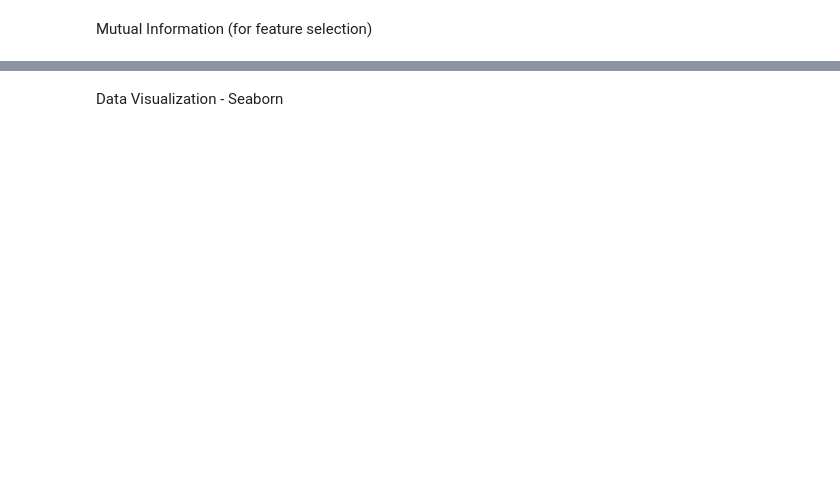
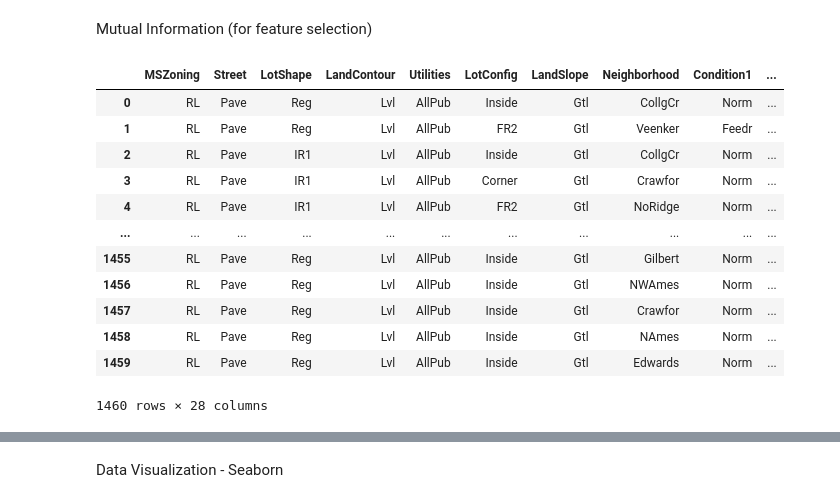
Before and after one commit to TedMcG7/githubmain, a Jupyter notebook: House Prices.ipynb, the cells around one changed output, grey strips where cells are left out. Cells and saved outputs as stored; diff of their text form; code cells hidden in the pictures; blank space fills up the shorter version.

```diff
--- a/House Prices.ipynb
+++ b/House Prices.ipynb
@@ -53,24 +33,24 @@ memory usage: 924.0+ KB
 # %%
-def prepare(df):
+def prepare(data):
     clear = ['Id', 'Alley', 'PoolQC', 'Fence', 'MiscFeature', 'FireplaceQu', 'LotFrontage']
-    df = df.drop(clear, axis=1)
+    data = data.drop(clear, axis=1)
     garage_columns = ['GarageType','GarageFinish','GarageQual','GarageCond']
-    df[garage_columns] = df[garage_columns].fillna('NA')
-    df['GarageYrBlt'] = df['GarageYrBlt'].fillna(df['YearBuilt'])
-    df['GarageYrBlt'] = df['GarageYrBlt'].astype('int64')
+    data[garage_columns] = data[garage_columns].fillna('NA')
+    data['GarageYrBlt'] = data['GarageYrBlt'].fillna(data['YearBuilt'])
+    data['GarageYrBlt'] = data['GarageYrBlt'].astype('int64')
     basement_columns =  ['BsmtExposure','BsmtQual','BsmtCond','BsmtFinType1','BsmtFinType2']
-    df[basement_columns] = df[basement_columns].fillna('NA')
-    df['Electrical'] = df['Electrical'].fillna('SBrkr')
-    df['MasVnrType'] = df['MasVnrType'].fillna('None')
-    df['MasVnrArea'] = df['MasVnrArea'].fillna(0)
-    df['MedNhbdArea'] = df.groupby('Neighborhood')['GrLivArea'].transform('median').astype('int64')
+    data[basement_columns] = data[basement_columns].fillna('NA')
+    data['Electrical'] = data['Electrical'].fillna('SBrkr')
+    data['MasVnrType'] = data['MasVnrType'].fillna('None')
+    data['MasVnrArea'] = data['MasVnrArea'].fillna(0)
+    data['MedNhbdArea'] = data.groupby('Neighborhood')['GrLivArea'].transform('median').astype('int64')
     qual = ['ExterQual', 'ExterCond', 'BsmtQual', 'BsmtCond', 'HeatingQC', 'KitchenQual', 'GarageQual', 'GarageCond']
-    df[qual] = df[qual].replace('Ex', 5).replace('Gd', 4).replace('TA', 3).replace('Fa', 2).replace('Po', 1).replace('NA', 0)
+    data[qual] = data[qual].replace('Ex', 5).replace('Gd', 4).replace('TA', 3).replace('Fa', 2).replace('Po', 1).replace('NA', 0)
     bsmt = ['BsmtFinType1','BsmtFinType2']
-    df[bsmt] = df[bsmt].replace('GLQ', 6).replace('ALQ', 5).replace('BLQ', 4).replace('Rec', 3).replace('LwQ', 2).replace('Unf', 1).replace('NA', 0)
-    return df
+    data[bsmt] = data[bsmt].replace('GLQ', 6).replace('ALQ', 5).replace('BLQ', 4).replace('Rec', 3).replace('LwQ', 2).replace('Unf', 1).replace('NA', 0)
+    return data
 # %%
-df = prepare(df)
+df = prepare(train_data)
 # %%
 # data.hist(bins=50, figsize=(20,15))
 # plt.show()
@@ -81,3 +61,19 @@ from sklearn.feature_selection import mutual_info_regression
 # %%
 X = df.drop('SalePrice', axis=1)
 y = df.SalePrice
+# %%
+X.select_dtypes('object')
+# %% [output]
+|  | MSZoning | Street | LotShape | LandContour | Utilities | LotConfig | LandSlope | Neighborhood | Condition1 | ... |
+| 0 | RL | Pave | Reg | Lvl | AllPub | Inside | Gtl | CollgCr | Norm | ... |
+| 1 | RL | Pave | Reg | Lvl | AllPub | FR2 | Gtl | Veenker | Feedr | ... |
+| 2 | RL | Pave | IR1 | Lvl | AllPub | Inside | Gtl | CollgCr | Norm | ... |
+| 3 | RL | Pave | IR1 | Lvl | AllPub | Corner | Gtl | Crawfor | Norm | ... |
+| 4 | RL | Pave | IR1 | Lvl | AllPub | FR2 | Gtl | NoRidge | Norm | ... |
+| ... | ... | ... | ... | ... | ... | ... | ... | ... | ... | ... |
+| 1455 | RL | Pave | Reg | Lvl | AllPub | Inside | Gtl | Gilbert | Norm | ... |
+| 1456 | RL | Pave | Reg | Lvl | AllPub | Inside | Gtl | NWAmes | Norm | ... |
+| 1457 | RL | Pave | Reg | Lvl | AllPub | Inside | Gtl | Crawfor | Norm | ... |
+| 1458 | RL | Pave | Reg | Lvl | AllPub | Inside | Gtl | NAmes | Norm | ... |
+| 1459 | RL | Pave | Reg | Lvl | AllPub | Inside | Gtl | Edwards | Norm | ... |
+1460 rows × 28 columns
```
Also changed, not shown: parts of 13 cells of this notebook.
